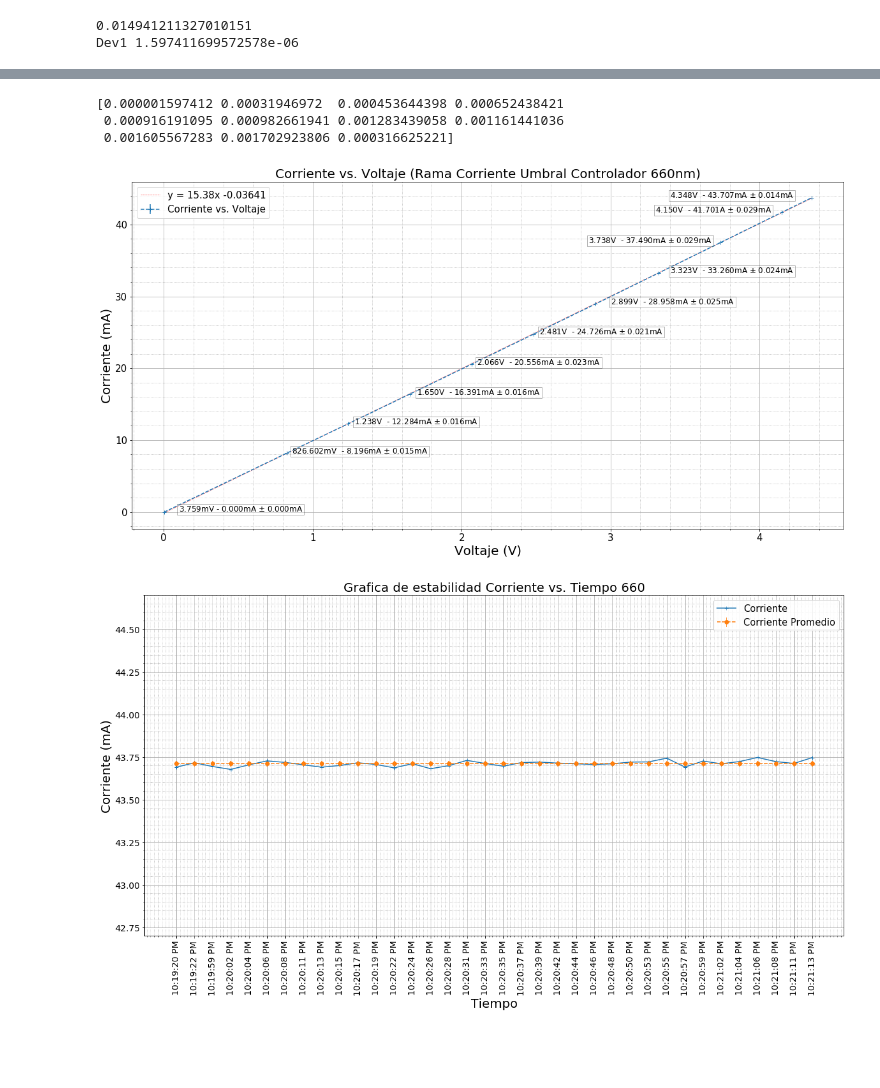
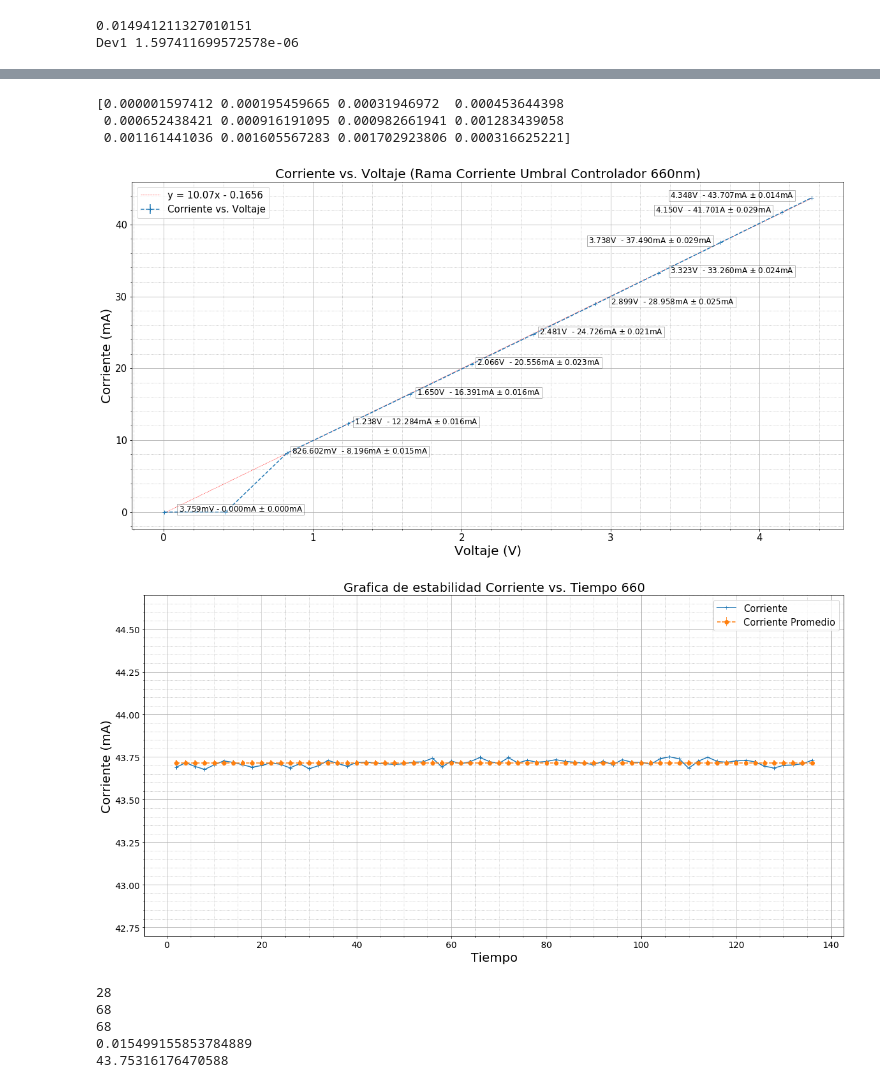
Before and after one commit to Magnus512/Jupyter, a Jupyter notebook: Corrientes660.ipynb, the cells around one changed output, grey strips where cells are left out. Drawn from its saved outputs; the diff is of its cells as text; code cells hidden in the pictures; blank space fills up the shorter version.

```diff
--- a/Corrientes660.ipynb
+++ b/Corrientes660.ipynb
@@ -22,7 +22,7 @@ corriente = corriente*1000
 # %%
 #Separamos todos los voltajes
 voltaje1 = voltaje[1:30:1]
-#voltaje2 = voltaje[32:60:1]
+voltaje2 = voltaje[32:60:1]
 voltaje3 = voltaje[62:90:1]
 voltaje4 = voltaje[92:120:1]
 voltaje5 = voltaje[122:150:1]
@@ -36,7 +36,7 @@ voltaje12 = voltaje[332:360:1]
 
 #Separamos todas las corrientes
 corriente1 = corriente[1:30:1]
-#corriente2 = corriente[32:60:1]
+corriente2 = corriente[32:60:1]
 corriente3 = corriente[62:90:1]
 corriente4 = corriente[92:120:1]
 corriente5 = corriente[122:150:1]
@@ -49,13 +49,12 @@ corriente11 = corriente[302:330:1]
 corriente12 = corriente[332:360:1]
 
 #Grafica tiempo
-corriente13 = corriente[332:368:1]
-tiempo12 = tiempo[332:368:1]
+corriente13 = corriente[332:400:1]
+tiempo12 = tiempo[332:400:1]
 desvcorr13 = np.std(corriente13)
 corrientemed13 = np.mean(corriente13)
 print(len(corriente13))
 print(len(tiempo12))
 print(desvcorr13)
 print(corrientemed13)
-print(tiempo12)
 # %% [output]
@@ -166,9 +152,10 @@ print(desvcorrientes)
-# %%
-print(desvoltajes)
-# %% [output]
-[0.000001597412 0.00031946972  0.000453644398 0.000652438421
- 0.000916191095 0.000982661941 0.001283439058 0.001161441036
- 0.001605567283 0.001702923806 0.000316625221]
+# %%
+desvoltajes[1] = 0.000195459665
+print(desvoltajes)
+# %% [output]
+[0.000001597412 0.000195459665 0.00031946972  0.000453644398
+ 0.000652438421 0.000916191095 0.000982661941 0.001283439058
+ 0.001161441036 0.001605567283 0.001702923806 0.000316625221]
 # %%
 xvals = voltajes
 def ajuste(xvals):
@@ -181,7 +168,7 @@ yvals = ajuste(xvals)
 plt.figure(figsize=(20,10))
 #Ploteo de datos
 plt.errorbar(voltajes, corrientes, yerr=desvcorrientes, label="Corriente vs. Voltaje",linestyle='dashed', marker = "+")
-plt.plot(xvals,yvals, label="y = 15.38x -0.03641", color='red',linestyle='dashed',linewidth=.5)
+plt.plot(xvals,yvals, label="y = 10.07x - 0.1656", color='red',linestyle='dashed',linewidth=.5)
 #Configuracion
 plt.minorticks_on()
 plt.grid(which='major',linestyle='-')
@@ -206,30 +193,30 @@ plt.text(3.4,33.2,'3.323V  - 33.260mA $\pm$ 0.024mA', fontsize=12,bbox={'facecol
 plt.text(2.85,37.4,'3.738V  - 37.490mA $\pm$ 0.029mA', fontsize=12,bbox={'facecolor': 'white', 'alpha': 0.3, 'pad': 2})
 plt.text(3.3,41.7,'4.150V  - 41.701A $\pm$ 0.029mA', fontsize=12,bbox={'facecolor': 'white', 'alpha': 0.3, 'pad': 2})
 plt.text(3.4,43.7,'4.348V  - 43.707mA $\pm$ 0.014mA', fontsize=12,bbox={'facecolor': 'white', 'alpha': 0.3, 'pad': 2})
-#plt.savefig('Graphs/Controlador660.jpg')
-plt.savefig('Graphs/Controlador660.png')
+plt.savefig('Graphs/Controlador660-1.jpg')
+plt.savefig('Graphs/Controlador660-1.png')
 plt.show()
 # %% [output]
-[figure, old version]
+[figure, new version]
 # %%
 plt.figure(figsize=(20,10))
 axes = plt.axes()
-axes.set_xticklabels(tiempo,rotation = 90)
+#axes.set_xticklabels(tiempograph,rotation = 90)
 axes.xaxis.set_tick_params(labelsize = 14)
 axes.yaxis.set_tick_params(labelsize = 14)
 plt.minorticks_on()
 plt.grid(which='major',linestyle='-')
 plt.grid(which='minor',linestyle=':')
 plt.ylim(42.7,44.7)
 plt.title('Grafica de estabilidad Corriente vs. Tiempo 660', fontsize=20)
 plt.xlabel('Tiempo', fontsize=20)
 plt.ylabel('Corriente (mA)', fontsize=20)
-plt.plot(tiempo12,corriente13, label='Corriente',marker='+')
+plt.plot(tiempograph,corriente13, label='Corriente',marker='+')
 corrprom = np.full((len(corriente13)),corrientemed13)
-plt.errorbar(tiempo12,corrprom, yerr=desvcorr13 ,label='Corriente Promedio', linestyle='dashed',marker='o')
+plt.errorbar(tiempograph,corrprom, yerr=desvcorr13 ,label='Corriente Promedio', linestyle='dashed',marker='o')
 plt.legend(prop={'size': 15})
-#plt.savefig('Graphs/CorrienteTiempo660.jpg')
-plt.savefig('Graphs/CorrienteTiempo660.png')
+plt.savefig('Graphs/CorrienteTiempo660-1.jpg')
+plt.savefig('Graphs/CorrienteTiempo660-1.png')
 plt.show()
 # %% [output]
-[figure, old version]
+[figure, new version]
@@ -235,0 +261,18 @@ plt.show()
+# %%
+print(len(corriente25))
+
+#Grafica tiempo
+corriente26 = corrientee[332:400:1]
+tiempo13 = tiempoo[332:400:1]
+desvcorr26 = np.std(corriente26)
+corrientemed26 = np.mean(corriente26)
+print(len(corriente26))
+print(len(tiempo13))
+print(desvcorr26)
+print(corrientemed26)
+# %% [output]
+28
+68
+68
+0.015499155853784889
+43.75316176470588
```
Also changed, not shown: parts of 29 cells of this notebook, 33 other files.
